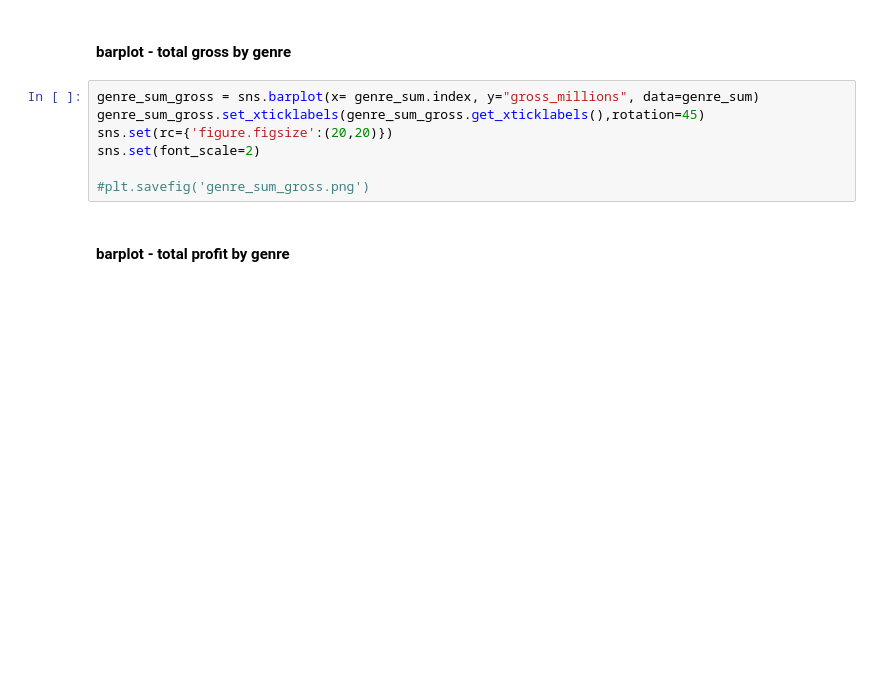
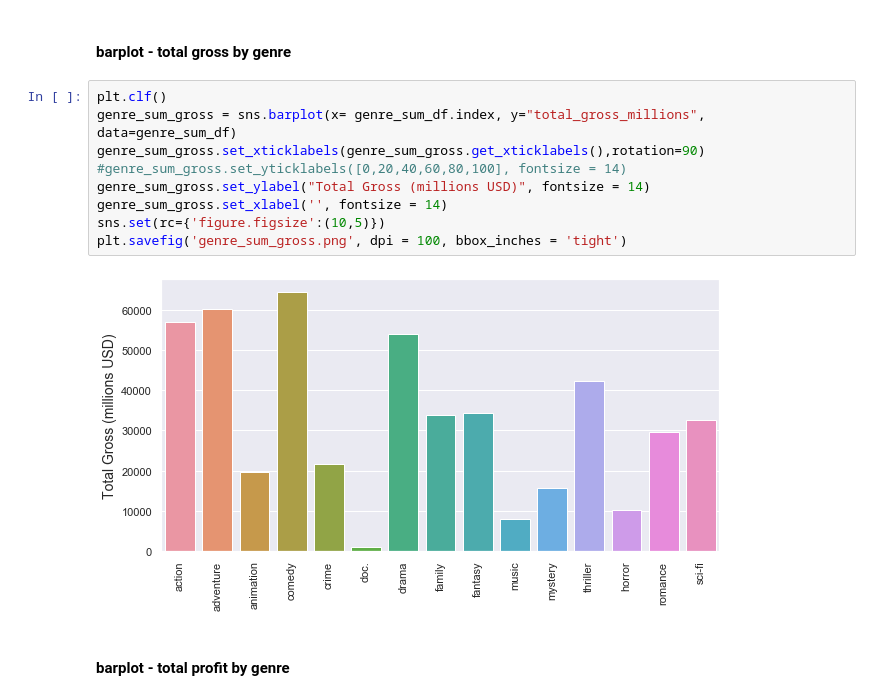
Before and after one commit to kristinkspanos/data_analysis_movie_studio, a Jupyter notebook: assignment_2_movie_data.ipynb, the cells around one changed output. Drawn from its saved outputs; the diff is of its cells as text; blank space fills up the shorter version.

```diff
--- a/assignment_2_movie_data.ipynb
+++ b/assignment_2_movie_data.ipynb
@@ -947,12 +1000,16 @@ genre_sum_df.sort_values(by = 'total_gross_millions', ascending = False)
 # %% [markdown]
 #### barplot - total gross by genre
 # %%
-genre_sum_gross = sns.barplot(x= genre_sum.index, y="gross_millions", data=genre_sum)
-genre_sum_gross.set_xticklabels(genre_sum_gross.get_xticklabels(),rotation=45)
-sns.set(rc={'figure.figsize':(20,20)})
-sns.set(font_scale=2)
-
-#plt.savefig('genre_sum_gross.png')
+plt.clf()
+genre_sum_gross = sns.barplot(x= genre_sum_df.index, y="total_gross_millions", data=genre_sum_df)
+genre_sum_gross.set_xticklabels(genre_sum_gross.get_xticklabels(),rotation=90)
+#genre_sum_gross.set_yticklabels([0,20,40,60,80,100], fontsize = 14)
+genre_sum_gross.set_ylabel("Total Gross (millions USD)", fontsize = 14)
+genre_sum_gross.set_xlabel('', fontsize = 14)
+sns.set(rc={'figure.figsize':(10,5)})
+plt.savefig('genre_sum_gross.png', dpi = 100, bbox_inches = 'tight')
+# %% [output]
+[figure, added]
 # %% [markdown]
 #### barplot - total profit by genre
 # %%
```
Also changed, not shown: parts of 46 cells of this notebook.
